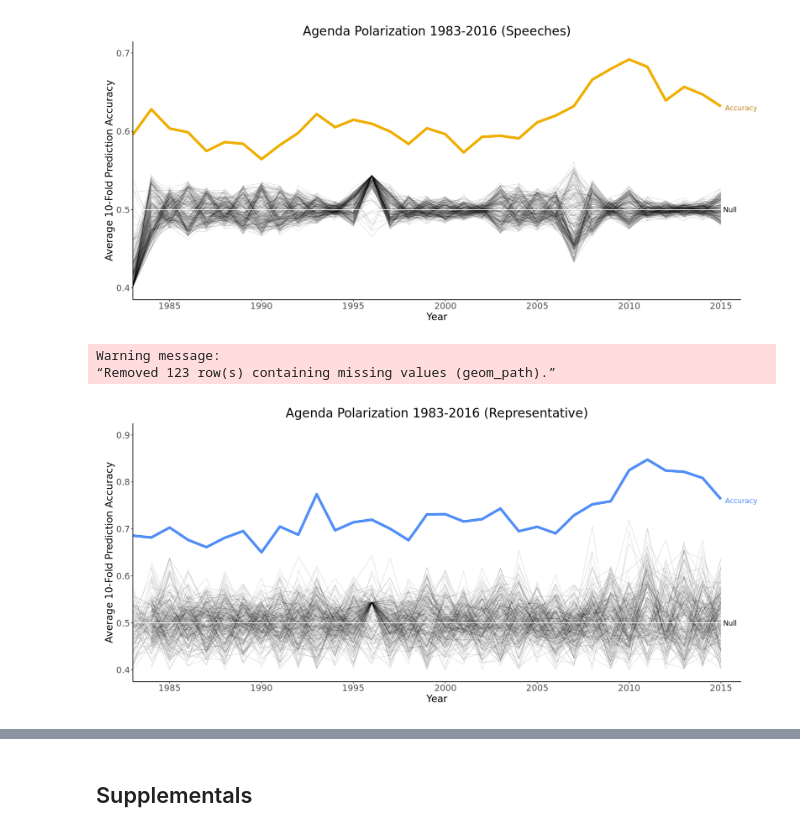
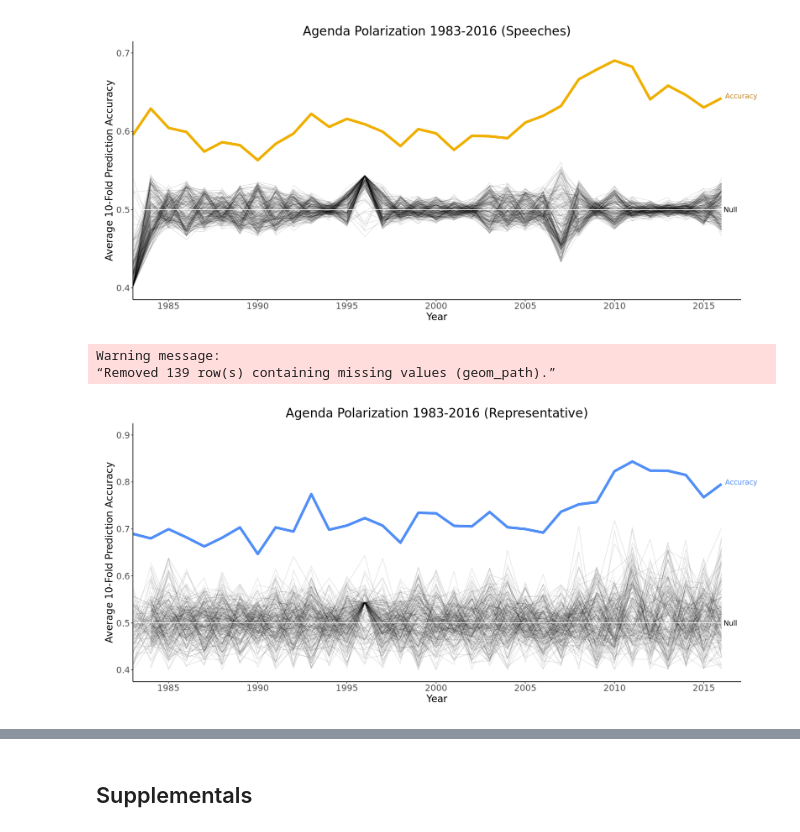
Before and after one commit to JM-Pearl/Dissertation, a Jupyter notebook: Visualize_classification_results.ipynb, the cells around one changed output, grey strips where cells are left out. Saved outputs shown, nothing was run; the diff lists cells and outputs as text; code cells hidden in the pictures.

```diff
--- a/Visualize_classification_results.ipynb
+++ b/Visualize_classification_results.ipynb
@@ -24,6 +9,8 @@ nulls = read.csv('Results/Null_Results_Lasso.csv')
 df$iter = 200
 df$type = 'actual'
 nulls$type = 'nulls'
+# %%
+nulls = nulls %>% select(-'Unnamed..0')
 # %%
 combined <- rbind(df,nulls)
 # %%
@@ -64,26 +51,26 @@ ggsave('Results/Figures/Speaker_acc_main_fig2.2.png',p,width=15,height=7)
 # %%
 
 p = ggplot(combined,aes(x = year, y = mean_acc)) +
   geom_line(data=combined[combined$type == "actual",],color='#efaf00',aes(group=iter),size=2) +
   geom_line(data=combined[combined$type != "actual",],aes(group=iter),alpha=0.1,size=0.5) +
   annotate('segment',x=1983,xend=2016,y=0.5,yend=0.5,color='white') +
   plot_theme +
   scale_x_continuous(expand = c(0,0),breaks = seq(1980,2020,by=5)) +
   ylim(0.4,0.7) +
-  annotate('text',label='Accuracy',x=2016.1,y=0.63,size=4,color='#c18422') +
-  annotate('text',label='Null',x=2015.5,y=0.50,size=4,color='black') +
+  annotate('text',label='Accuracy',x=2017.1,y=0.645,size=4,color='#c18422') +
+  annotate('text',label='Null',x=2016.5,y=0.50,size=4,color='black') +
   ggtitle('Agenda Polarization 1983-2016 (Speeches)') +
   xlab('Year') +
   ylab('Average 10-Fold Prediction Accuracy')
 
 
 gt <- ggplotGrob(p)
 gt$layout$clip[gt$layout$name == "panel"] <- "off"
 grid.draw(gt)
 
 ggsave('Results/Figures/Speech_acc_withnull_supp2.1.png',gt,width=15,height=7)
 # %% [output]
-[figure, old version]
+[figure, new version]
 # %%
 options(repr.plot.width = 15, repr.plot.height = 7)
 
@@ -94,8 +81,8 @@ p = ggplot(combined,aes(x = year, y = speaker_acc)) +
   plot_theme +
   scale_x_continuous(expand = c(0,0),breaks = seq(1980,2020,by=5)) +
   ylim(0.4,.9) +
-  annotate('text',label='Accuracy',x=2016.1,y=0.76,size=4,color='#518ef7') +
-  annotate('text',label='Null',x=2015.5,y=0.50,size=4,color='black') +
+  annotate('text',label='Accuracy',x=2017.1,y=0.8,size=4,color='#518ef7') +
+  annotate('text',label='Null',x=2016.5,y=0.50,size=4,color='black') +
   ggtitle('Agenda Polarization 1983-2016 (Representative)') +
   xlab('Year') +
   ylab('Average 10-Fold Prediction Accuracy')
@@ -107,8 +94,8 @@ grid.draw(gt)
 ggsave('Results/Figures/Speaker_acc_withnull_supp2.2.png',gt,width=15,height=7)
 # %% [output]
 Warning message:
-“Removed 123 row(s) containing missing values (geom_path).”
+“Removed 139 row(s) containing missing values (geom_path).”
-[figure, old version]
+[figure, new version]
 # %%
 mean_pred <- df %>%
     select(year,Dem_speaker_mean,Rep_speaaker_mean) %>%
```
Also changed, not shown: parts of 9 cells of this notebook, 1 other file.
